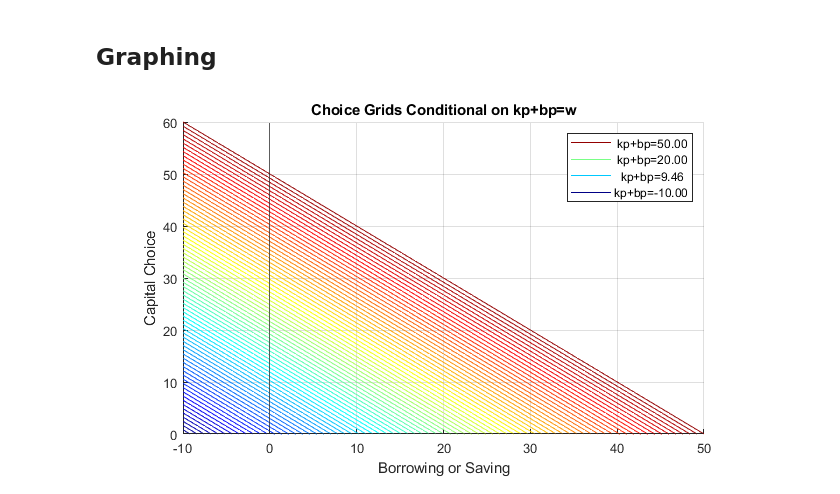
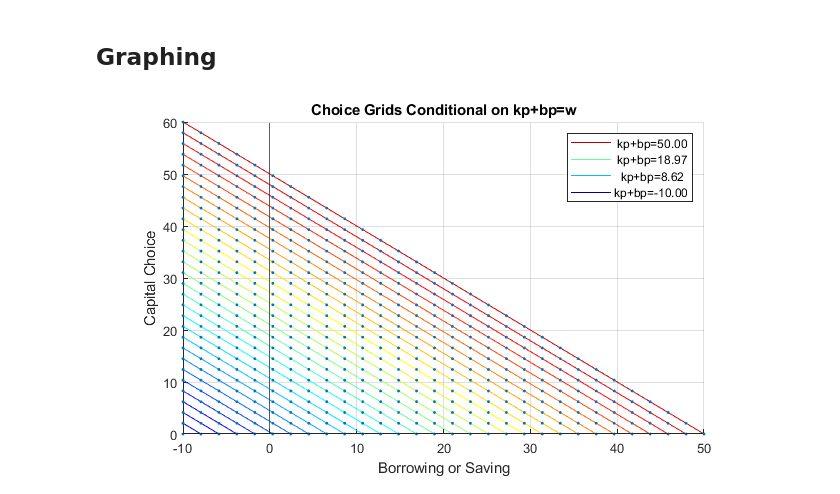
Before and after one commit to FanWangEcon/M4Econ, a Jupyter notebook: graph/basic/plot2dcolorlines.ipynb, the cells around one changed output. Cells and saved outputs as stored; diff of their text form; code cells hidden in the pictures.

Commit message:
x y lines without legends, scatter and plot

```diff
--- a/graph/basic/plot2dcolorlines.ipynb
+++ b/graph/basic/plot2dcolorlines.ipynb
@@ -31,18 +31,23 @@ fl_kp_max = fl_w_max - fl_b_bd;
 fl_kp_min = 0;
 
 % Grid Point Counts
-it_w_i = 75;
-it_kb_j = 75;
+it_w_i = 30;
+it_kb_j = 30;
 # %%
-ar_lam = linspace(fl_w_min, fl_w_max, it_w_i);
+ar_w = linspace(fl_w_min, fl_w_max, it_w_i);
 ar_kp = linspace(fl_kp_min, fl_kp_max, it_kb_j);
-mt_bp = ar_lam - ar_kp';
-mt_kp = ar_lam - mt_bp;
+mt_bp = ar_w - ar_kp';
+mt_kp = ar_w - mt_bp;
 mt_bl_constrained = (mt_bp < fl_b_bd);
 mt_bp_wth_na = mt_bp;
 mt_kp_wth_na = mt_kp;
 mt_bp_wth_na(mt_bl_constrained) = nan;
 mt_kp_wth_na(mt_bl_constrained) = nan;
+
+ar_bp_mw_wth_na = mt_bp_wth_na(:);
+ar_kp_mw_wth_na = mt_kp_wth_na(:);
+ar_bp_mw = ar_bp_mw_wth_na(~isnan(ar_bp_mw_wth_na));
+ar_kp_mw = ar_kp_mw_wth_na(~isnan(ar_kp_mw_wth_na));
 % disp('ar_lam')
 % disp(ar_lam)
 % disp('ar_kp')
@@ -54,26 +59,26 @@ mt_kp_wth_na(mt_bl_constrained) = nan;
 # %%
 figure('PaperPosition', [0 0 7 4]);
 hold on;
 
 chart = plot(mt_bp_wth_na, mt_kp_wth_na, 'blue');
 
 clr = jet(numel(chart));
 for m = 1:numel(chart)
    set(chart(m),'Color',clr(m,:))
 end
-if (length(ar_lam) <= 10)
-    scatter(ar_bp, ar_kp, 20, 'filled');
+if (length(ar_w) <= 50)
+    scatter(ar_bp_mw, ar_kp_mw, 5, 'filled');
 end
 xline(0);
 yline(0);
 
 title('Choice Grids Conditional on kp+bp=w')
 ylabel('Capital Choice')
 xlabel({'Borrowing or Saving'})
 legend2plot = fliplr([1 round(numel(chart)/3) round((2*numel(chart))/4)  numel(chart)]);
-legendCell = cellstr(num2str(ar_lam', 'kp+bp=%3.2f'));
+legendCell = cellstr(num2str(ar_w', 'kp+bp=%3.2f'));
 legend(chart(legend2plot), legendCell(legend2plot), 'Location','northeast');
 
 grid on;
 # %% [output]
-[figure, old version]
+[figure, new version]
```
Also changed, not shown: 4 other files.
